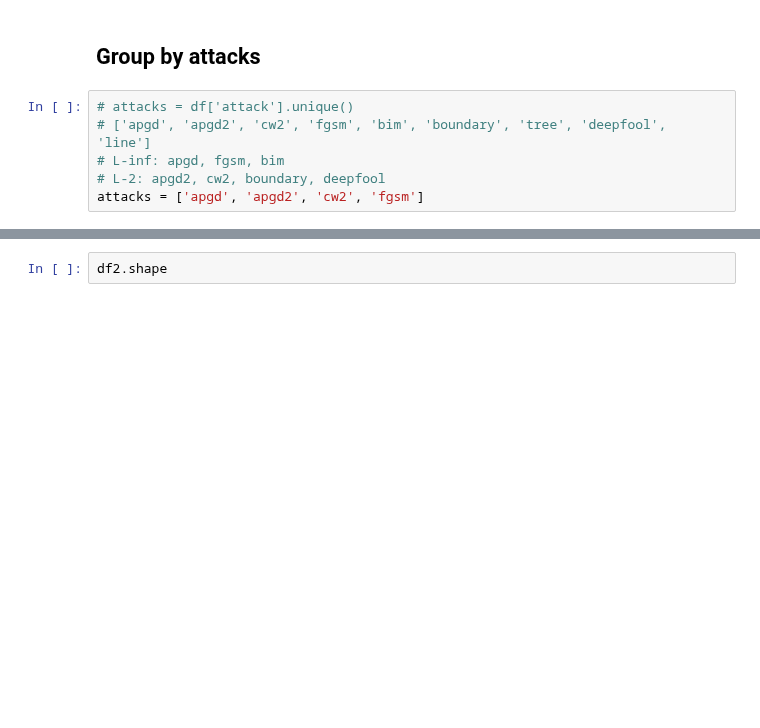
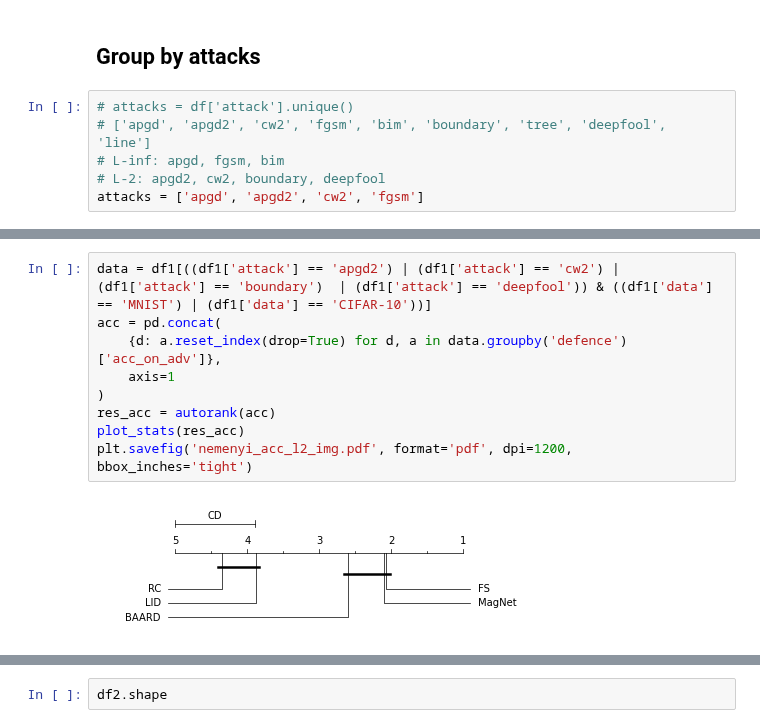
Before and after one commit to changx03/baard_exp2, a Jupyter notebook: charts/nemenyi_group_by_attack.ipynb, the cells around one changed output, grey strips where cells are left out. Saved outputs shown, nothing was run; the diff lists cells and outputs as text; blank space fills up the shorter version.

```diff
--- a/charts/nemenyi_group_by_attack.ipynb
+++ b/charts/nemenyi_group_by_attack.ipynb
@@ -85,3 +113,14 @@ for att in attacks:
+# %%
+data = df1[((df1['attack'] == 'apgd2') | (df1['attack'] == 'cw2') | (df1['attack'] == 'boundary')  | (df1['attack'] == 'deepfool')) & ((df1['data'] == 'MNIST') | (df1['data'] == 'CIFAR-10'))]
+acc = pd.concat(
+    {d: a.reset_index(drop=True) for d, a in data.groupby('defence')['acc_on_adv']},
+    axis=1
+)
+res_acc = autorank(acc)
+plot_stats(res_acc)
+plt.savefig('nemenyi_acc_l2_img.pdf', format='pdf', dpi=1200, bbox_inches='tight')
+# %% [output]
+[figure, added]
 # %%
 df2 = df.groupby(['data', 'model', 'attack', 'defence'], as_index=False).agg({
         'acc_on_adv': ['mean'],
```
Also changed, not shown: parts of 6 cells of this notebook, 24 other files.
